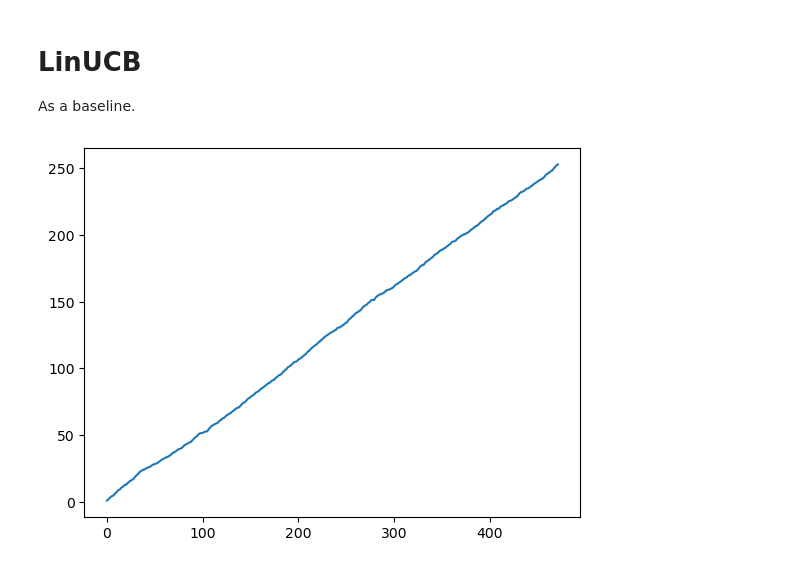
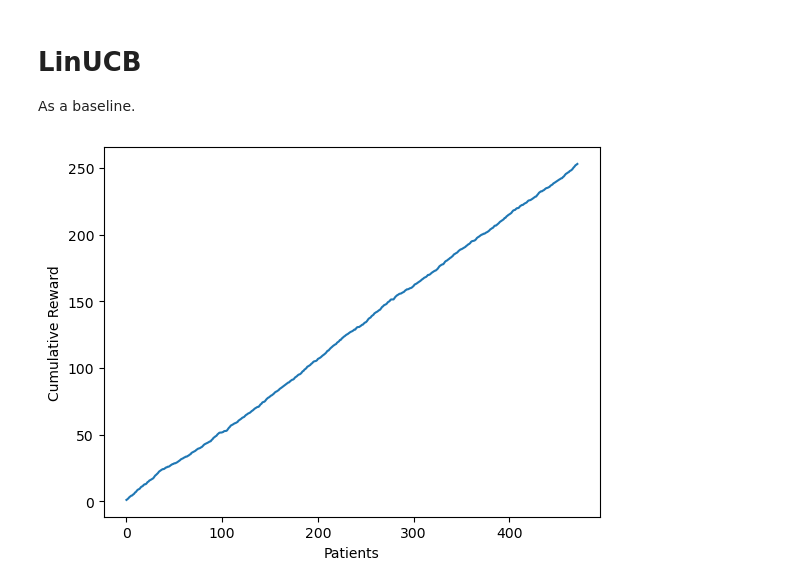
Before and after one commit to maja-jablonska/stroke-bandits, a Jupyter notebook: bandit.ipynb, the cells around one changed output. Drawn from its saved outputs; the diff is of its cells as text; code cells hidden in the pictures.

Commit message:
added labels to plot

```diff
--- a/bandit.ipynb
+++ b/bandit.ipynb
@@ -94,7 +94,9 @@ for policy, policy_name in zip([lin_ucb_policy], ['LinUCB']):
 # %%
 import matplotlib.pyplot as plt
 
 plt.plot(results['LinUCB']['cumulative_rewards'])
+plt.gca().set_ylabel('Cumulative Reward')
+plt.gca().set_xlabel('Patients')
 plt.show()
 # %% [output]
-[figure, old version]
+[figure, new version]
```
